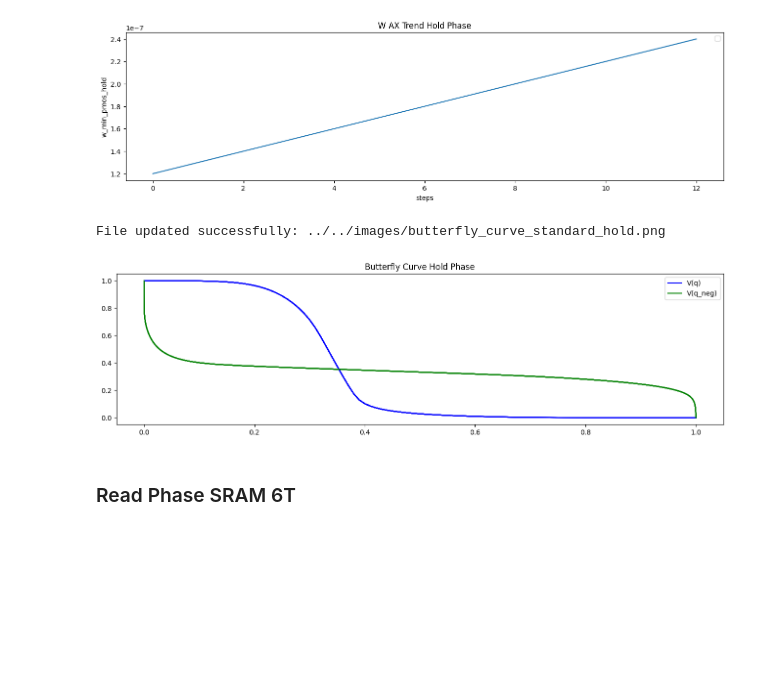
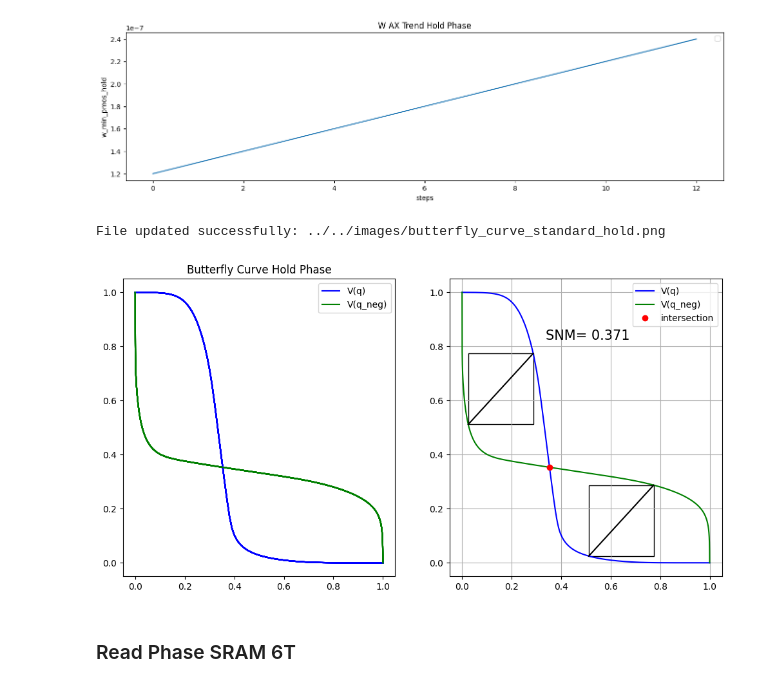
Before and after one commit to gubbriaco/sram-analysis, a Jupyter notebook: python/drv-analysis/drv_analysis.ipynb, the cells around one changed output. Drawn from its saved outputs; the diff is of its cells as text; code cells hidden in the pictures; blank space fills up the shorter version.

Commit message:
snm processing algorithm

```diff
--- a/python/drv-analysis/drv_analysis.ipynb
+++ b/python/drv-analysis/drv_analysis.ipynb
@@ -98,19 +99,31 @@ w_ax_standard_hold = [1.2e-07, 1.3e-07, 1.4e-07, 1.5e-07, 1.6e-07, 1.7e-07, 1.8e
 File updated successfully: ../../images/w_ax_standard_hold.png
 [figure]
 # %%
-plt.figure(figsize=(16, 4))
+fig, axs = plt.subplots(1, 2, figsize=(12, 6))
+x_vq_standard_hold = []
+vq_standard_hold = []
+x_vqneg_standard_hold = []
+vqneg_standard_hold = []
 for step in range(len(steps)):
-    plt.plot(vsweep_standard_hold.get_wave(step), v_q_standard_hold.get_wave(step), label=steps[step], color='blue')
-    plt.plot(v_q_standard_hold.get_wave(step), vsweep_standard_hold.get_wave(step), label=steps[step], color='green')
-plt.title("Butterfly Curve Hold Phase")
-plt.legend(["V(q)", "V(q_neg)"])
+    x_vq_standard_hold.append(vsweep_standard_hold.get_wave(step))
+    vq_standard_hold.append(v_q_standard_hold.get_wave(step))
+    x_vqneg_standard_hold.append(v_q_standard_hold.get_wave(step))
+    vqneg_standard_hold.append(vsweep_standard_hold.get_wave(step))
+    axs[0].plot(vsweep_standard_hold.get_wave(step), v_q_standard_hold.get_wave(step), label=steps[step], color='blue')
+    axs[0].plot(v_q_standard_hold.get_wave(step), vsweep_standard_hold.get_wave(step), label=steps[step], color='green')
+axs[0].set_title("Butterfly Curve Hold Phase")
+axs[0].legend(["V(q)", "V(q_neg)"])
+
+w_ax_pick_pos = 0
+processing(x_vq=x_vq_standard_hold[w_ax_pick_pos], vq=vq_standard_hold[w_ax_pick_pos], x_vqneg=x_vqneg_standard_hold[w_ax_pick_pos], vqneg=vqneg_standard_hold[w_ax_pick_pos], ax=axs[1])
+
 butterfly_curve_standard_hold_path_image = os.path.join(images, "butterfly_curve_standard_hold.png")
 check_output_image(butterfly_curve_standard_hold_path_image)
 plt.savefig(butterfly_curve_standard_hold_path_image)
 plt.show()
 # %% [output]
 File updated successfully: ../../images/butterfly_curve_standard_hold.png
-[figure, old version]
+[figure, new version]
 # %% [markdown]
 <h3>Read Phase SRAM 6T</h3>
 # %%
```
Also changed, not shown: parts of 1 cell of this notebook, 4 other files.
